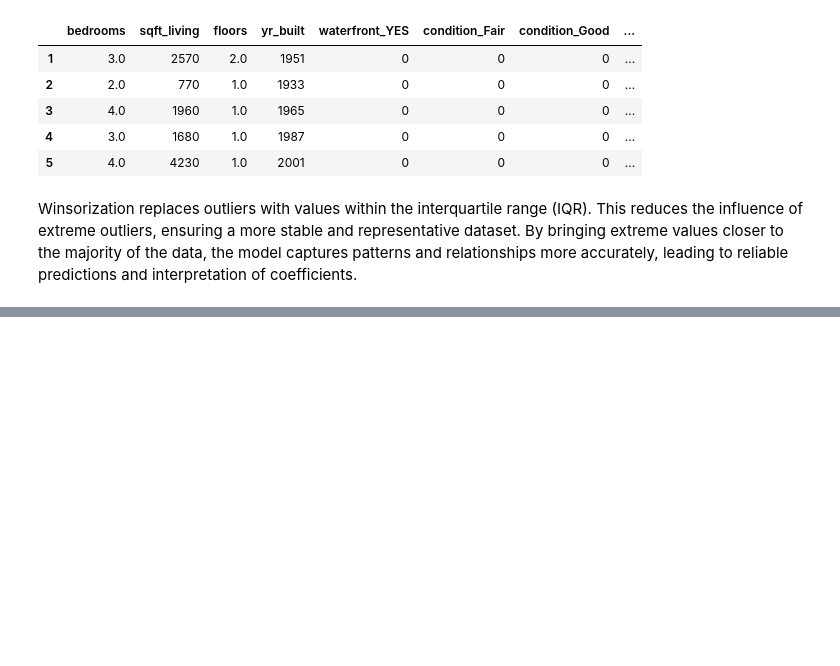
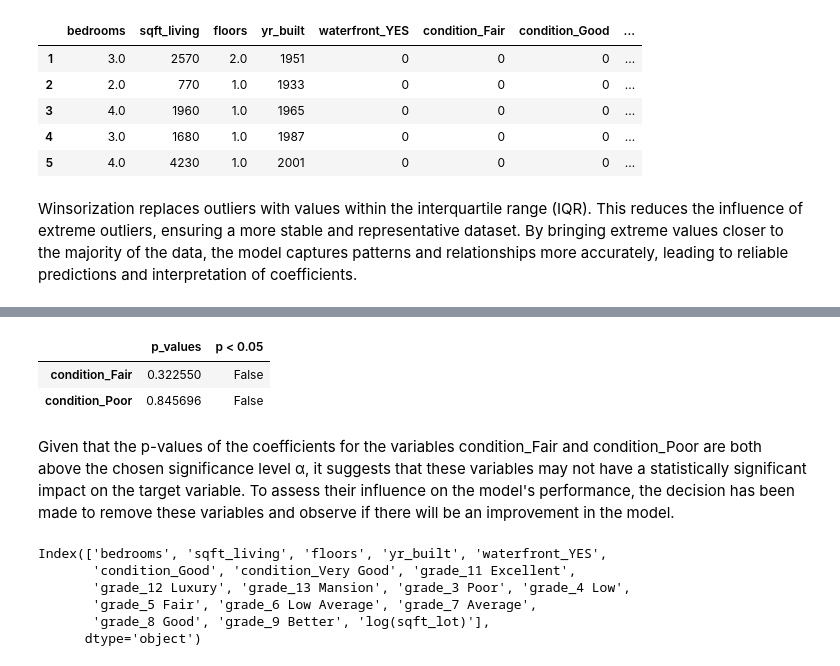
Before and after one commit to AdnanK1/phase-2, a Jupyter notebook: index.ipynb, the cells around one changed output, grey strips where cells are left out. Saved outputs shown, nothing was run; the diff lists cells and outputs as text; code cells hidden in the pictures; blank space fills up the shorter version.

Commit message:
Did modelling on the new df.winsorized to check if dropping some columns would improve the model

```diff
--- a/index.ipynb
+++ b/index.ipynb
@@ -425,0 +431,22 @@ strong multicollinearity or other numerical problems.
+# %%
+p_values = pd.DataFrame(win_model.pvalues)
+p_values.columns = ['p_values']
+p_values['p < 0.05'] = p_values['p_values'] < 0.05
+p_values[p_values['p < 0.05'] == False]
+# %% [output]
+|  | p_values | p < 0.05 |
+| condition_Fair | 0.322550 | False |
+| condition_Poor | 0.845696 | False |
+# %% [markdown]
+Given that the p-values of the coefficients for the variables condition_Fair and condition_Poor are both above the chosen significance level &alpha;, it suggests that these variables may not have a statistically significant impact on the target variable. To assess their influence on the model's performance, the decision has been made to remove these variables and observe if there will be an improvement in the model.
+# %%
+df_winsorized1 = df_winsorized.copy()
+df_winsorized1.drop(['condition_Poor','condition_Fair'], axis=1, inplace=True)
+df_winsorized1.columns
+# %% [output]
+Index(['bedrooms', 'sqft_living', 'floors', 'yr_built', 'waterfront_YES',
+       'condition_Good', 'condition_Very Good', 'grade_11 Excellent',
+       'grade_12 Luxury', 'grade_13 Mansion', 'grade_3 Poor', 'grade_4 Low',
+       'grade_5 Fair', 'grade_6 Low Average', 'grade_7 Average',
+       'grade_8 Good', 'grade_9 Better', 'log(sqft_lot)'],
+      dtype='object')
```
Also changed, not shown: parts of 7 cells of this notebook.
